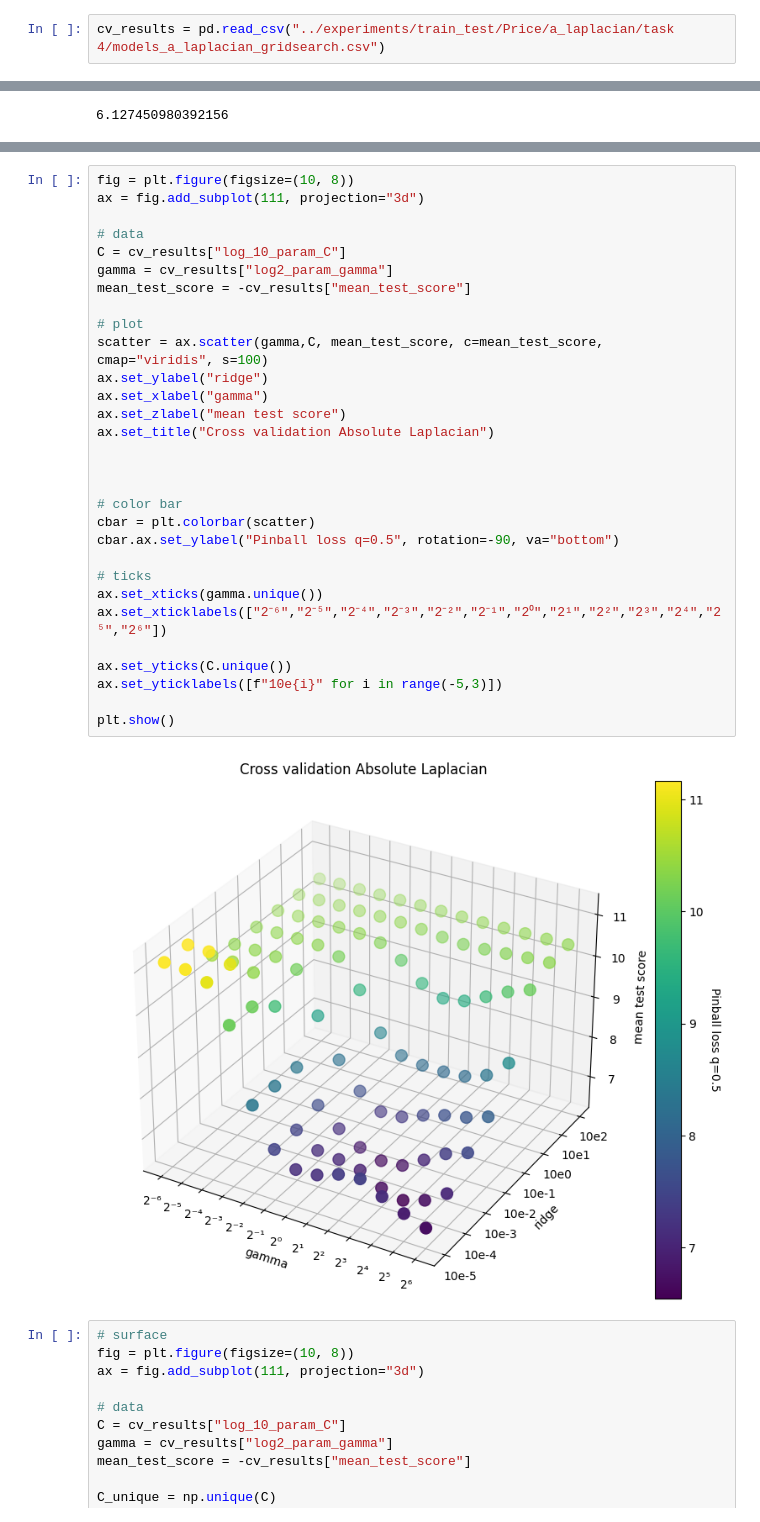
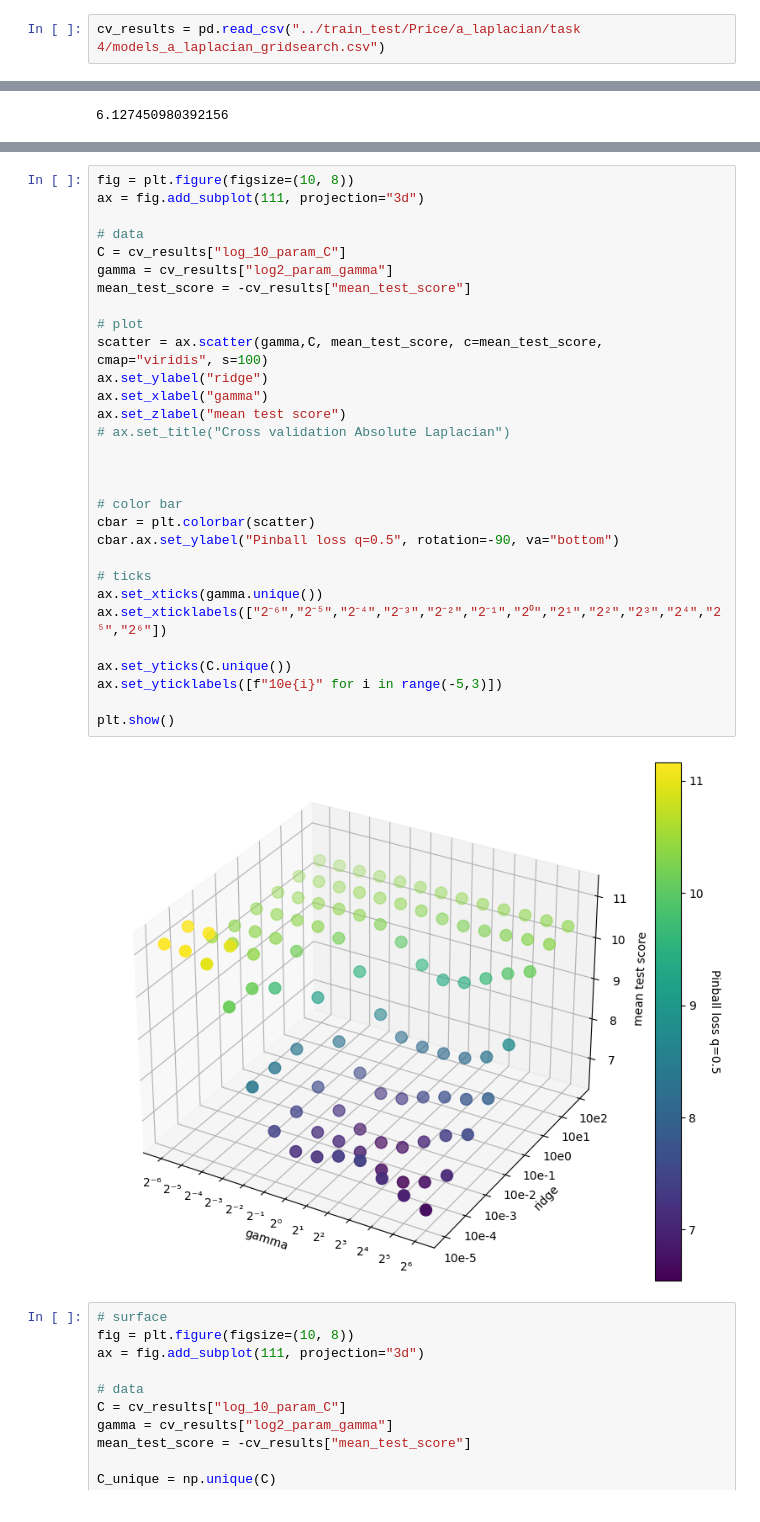
Before and after one commit to luca-pernigo/ThesisKernelMethods, a Jupyter notebook: experiments/plots/cv.ipynb, the cells around one changed output, grey strips where cells are left out. Cells and saved outputs as stored; diff of their text form.

Commit message:
cv plot

```diff
--- a/experiments/plots/cv.ipynb
+++ b/experiments/plots/cv.ipynb
@@ -6,7 +6,7 @@ import matplotlib.pyplot as plt
 import pandas as pd
 import seaborn as sns
 # %%
-cv_results = pd.read_csv("../experiments/train_test/Price/a_laplacian/task 4/models_a_laplacian_gridsearch.csv")
+cv_results = pd.read_csv("../train_test/Price/a_laplacian/task 4/models_a_laplacian_gridsearch.csv")
 # %%
 # convert gamma to log_2 and C to log 10
 cv_results["log2_param_gamma"]=np.log2(cv_results["param_gamma"])
@@ -187,35 +188,35 @@ Text(0.5, 1.0, 'Cross validation Absolute Laplacian')
 # %%
 fig = plt.figure(figsize=(10, 8))
 ax = fig.add_subplot(111, projection="3d")
 
 # data
 C = cv_results["log_10_param_C"]
 gamma = cv_results["log2_param_gamma"]
 mean_test_score = -cv_results["mean_test_score"]
 
 # plot
 scatter = ax.scatter(gamma,C, mean_test_score, c=mean_test_score, cmap="viridis", s=100)
 ax.set_ylabel("ridge")
 ax.set_xlabel("gamma")
 ax.set_zlabel("mean test score")
-ax.set_title("Cross validation Absolute Laplacian")
+# ax.set_title("Cross validation Absolute Laplacian")
 
 
 
 # color bar
 cbar = plt.colorbar(scatter)
 cbar.ax.set_ylabel("Pinball loss q=0.5", rotation=-90, va="bottom")
 
 # ticks
 ax.set_xticks(gamma.unique())
 ax.set_xticklabels(["2⁻⁶","2⁻⁵","2⁻⁴","2⁻³","2⁻²","2⁻¹","2⁰","2¹","2²","2³","2⁴","2⁵","2⁶"])
 
 ax.set_yticks(C.unique())
 ax.set_yticklabels([f"10e{i}" for i in range(-5,3)])
 
 plt.show()
 # %% [output]
-[figure, old version]
+[figure, new version]
 # %%
 # surface
 fig = plt.figure(figsize=(10, 8))
```
Also changed, not shown: parts of 1 cell of this notebook, 2 other files.
